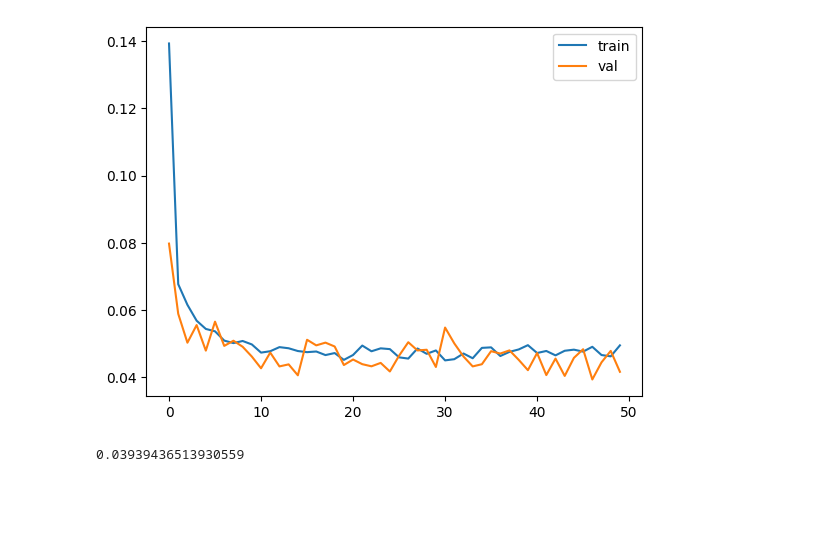
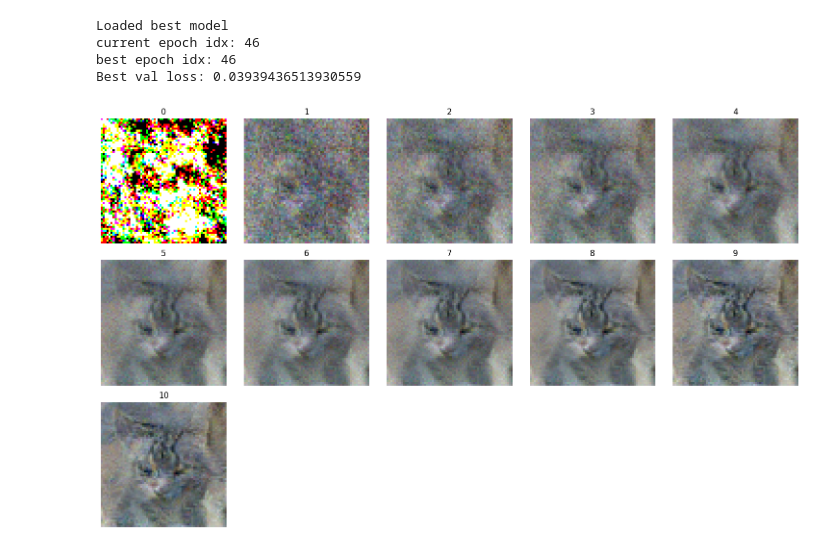
Before and after one commit to ghkddlsgn/handson-mlp, a Jupyter notebook: practice/diffusion/difussion_practice.ipynb, the cells around one changed output. Drawn from its saved outputs; the diff is of its cells as text; code cells hidden in the pictures; blank space fills up the shorter version.

Commit message:
generated cat pictures + edit some options

```diff
--- a/practice/diffusion/difussion_practice.ipynb
+++ b/practice/diffusion/difussion_practice.ipynb
@@ -198,14 +180,31 @@ Epoch 49 | train_loss=0.04953430620234538 | val_loss=0.04167185999825597
 # %%
-import matplotlib.pyplot as plt
+# import matplotlib.pyplot as plt
 
-plt.plot(total_train_loss_history, label="train")
-plt.plot(total_val_loss_history, label="val")
-plt.legend()
-plt.show()
+# plt.plot(total_train_loss_history, label="train")
+# plt.plot(total_val_loss_history, label="val")
+# plt.legend()
+# plt.show()
 
-print(min(cur_val_loss))
+# print(min(cur_val_loss))
-# %% [output]
-[figure, removed]
-0.03939436513930559
 # %%
-model = load_best_model()
+from practice.diffusion.inhu_diffusijon_model import InhuDiffusionModel
+
+
+checkpoint, model = load_best_model()
+model:InhuDiffusionModel = model.to(device)
+# %% [output]
+Loaded best model
+current epoch idx: 46
+best epoch idx: 46
+Best val loss: 0.03939436513930559
+# %%
+import numpy as np
+
+pred_original_image_history, step_history = model.generate_image(steps=1000, seed=45)
+idx_list = np.linspace(0, len(pred_original_image_history) - 1, 10, dtype=int)
+
+pictures = [pred_original_image_history[idx] for idx in idx_list]
+pictures.append(pred_original_image_history[-1])
+model.show_tensor_image(pictures)
+# %% [output]
+[figure, added]
```
Also changed, not shown: parts of 3 cells of this notebook, 2 other files.
